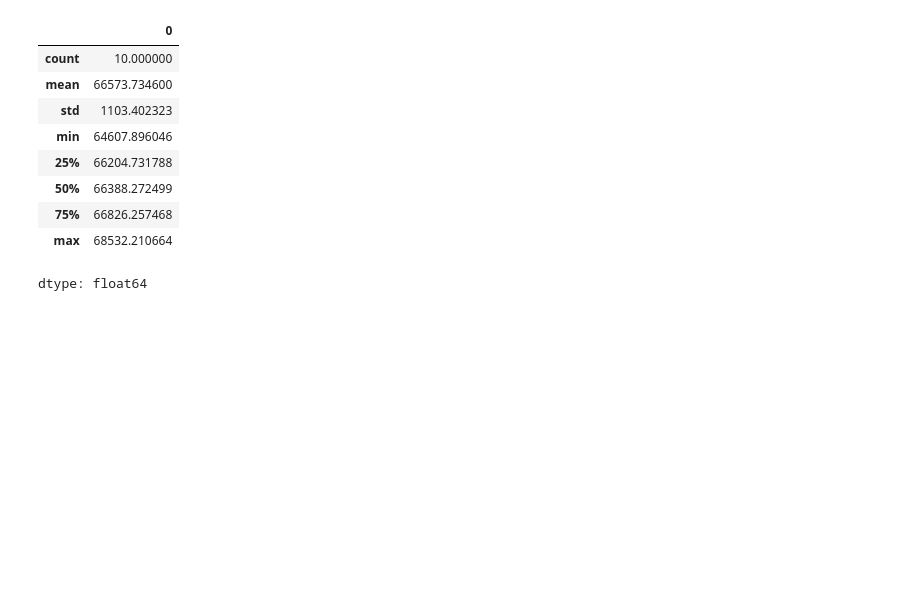
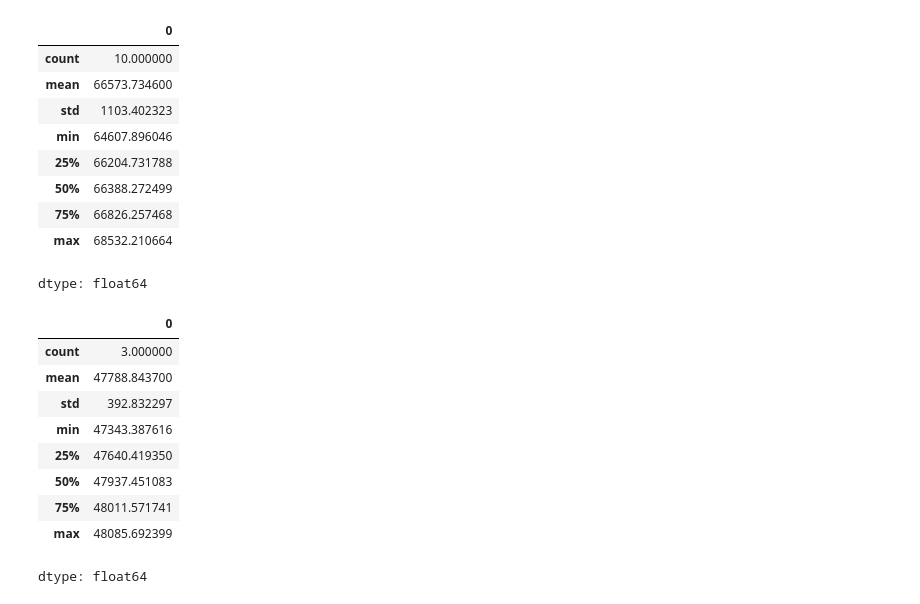
Before and after one commit to gunabalan-0411/Machine-Learning, a Jupyter notebook: Linear Regression.ipynb, the cells around one changed output. Drawn from its saved outputs; the diff is of its cells as text; code cells hidden in the pictures; blank space fills up the shorter version.

```diff
--- a/Linear Regression.ipynb
+++ b/Linear Regression.ipynb
@@ -685,10 +685,21 @@ pd.Series(tree_rmses).describe()
 | max | 68532.210664 |
 dtype: float64
 # %%
-from sklearn.ensemble import RandomForestRegressor
+# from sklearn.ensemble import RandomForestRegressor
 
-forest_reg = make_pipeline(preprocessing, RandomForestRegressor(random_state = 42))
+# forest_reg = make_pipeline(preprocessing, RandomForestRegressor(random_state = 42))
 
-forest_rmses = -cross_val_score(forest_reg, housing, housing_labels, scoring='neg_root_mean_squared_error', cv = 10)
+# forest_rmses = -cross_val_score(forest_reg, housing, housing_labels, scoring='neg_root_mean_squared_error', cv = 3)
 
-pd.Series(forest_rmses).describe()
+# pd.Series(forest_rmses).describe()
+# %% [output]
+|  | 0 |
+| count | 3.000000 |
+| mean | 47788.843700 |
+| std | 392.832297 |
+| min | 47343.387616 |
+| 25% | 47640.419350 |
+| 50% | 47937.451083 |
+| 75% | 48011.571741 |
+| max | 48085.692399 |
+dtype: float64
```
Also changed, not shown: parts of 5 cells of this notebook.
